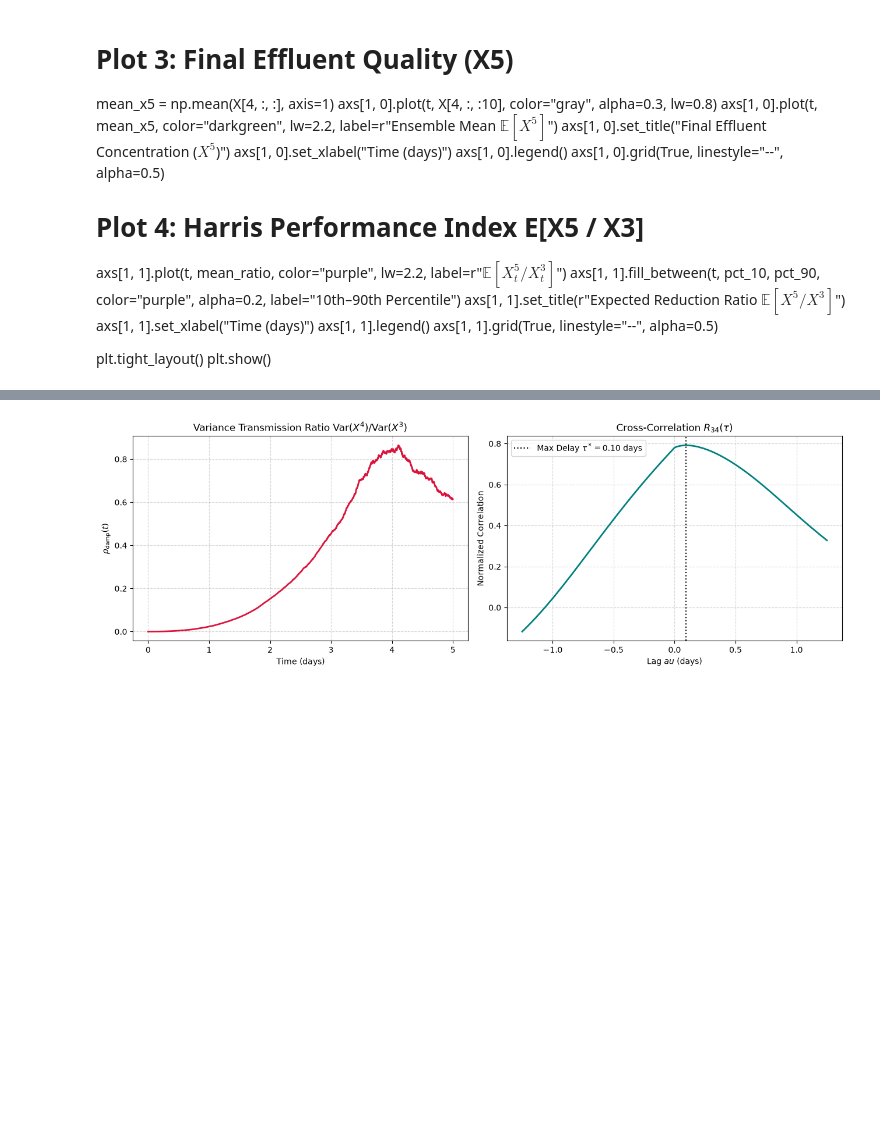
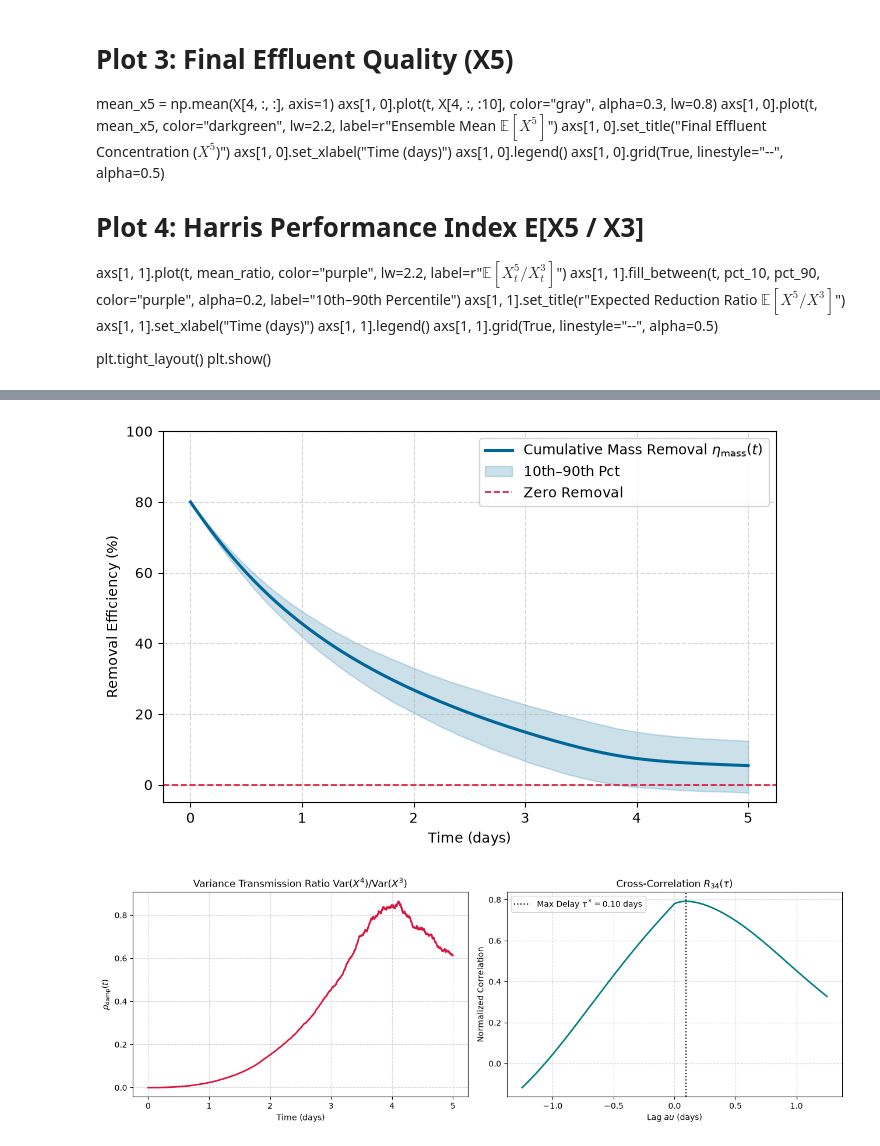
Before and after one commit to AKwasTaken/BrownianDecay, a Jupyter notebook: BioWasteTreatment/simulation.ipynb, the cells around one changed output, grey strips where cells are left out. Saved outputs shown, nothing was run; the diff lists cells and outputs as text; code cells hidden in the pictures; blank space fills up the shorter version.

```diff
--- a/BioWasteTreatment/simulation.ipynb
+++ b/BioWasteTreatment/simulation.ipynb
@@ -193 +197,46 @@ plt.show()
+# %%
+# Cumulative Removal Efficiency Plot (Strictly Positive %)
+fig, ax = plt.subplots(figsize=(7, 4.5))
+
+mass_flow_in = X[1, :, :] * X[2, :, :]
+mass_flow_out = X[1, :, :] * X[4, :, :]
+
+cum_mass_in = cumulative_trapezoid(mass_flow_in, t, axis=0, initial=0.0)
+cum_mass_out = cumulative_trapezoid(mass_flow_out, t, axis=0, initial=0.0)
+
+with np.errstate(divide="ignore", invalid="ignore"):
+  removal_eff = (1.0 - (cum_mass_out / cum_mass_in)) * 100.0
+
+# Set initial t=0 efficiency based on initial states
+removal_eff[0, :] = (1.0 - (X[4, 0, :] / X[2, 0, :])) * 100.0
+
+mean_eff = np.mean(removal_eff, axis=1)
+pct_10_eff = np.percentile(removal_eff, 10, axis=1)
+pct_90_eff = np.percentile(removal_eff, 90, axis=1)
+
+ax.plot(
+    t,
+    mean_eff,
+    color="#006699",
+    lw=2.2,
+    label=r"Cumulative Mass Removal $\eta_{\mathrm{mass}}(t)$",
+)
+ax.fill_between(
+    t, pct_10_eff, pct_90_eff, color="#006699", alpha=0.2, label="10th–90th Pct"
+)
+ax.axhline(0.0, color="crimson", linestyle="--", lw=1.2, label="Zero Removal")
+
+ax.set_xlabel("Time (days)")
+ax.set_ylabel("Removal Efficiency (%)")
+ax.set_ylim(-5, 100)
+ax.legend(frameon=True, loc="upper right")
+ax.grid(True, linestyle="--", alpha=0.5)
+
+fig.tight_layout()
+fig.savefig(
+    os.path.join(output_dir, "cumulative_removal_efficiency.pdf"), format="pdf"
+)
+plt.show()
+# %% [output]
+[figure, added]
 # %%
```
Also changed, not shown: parts of 10 cells of this notebook, 13 other files.
